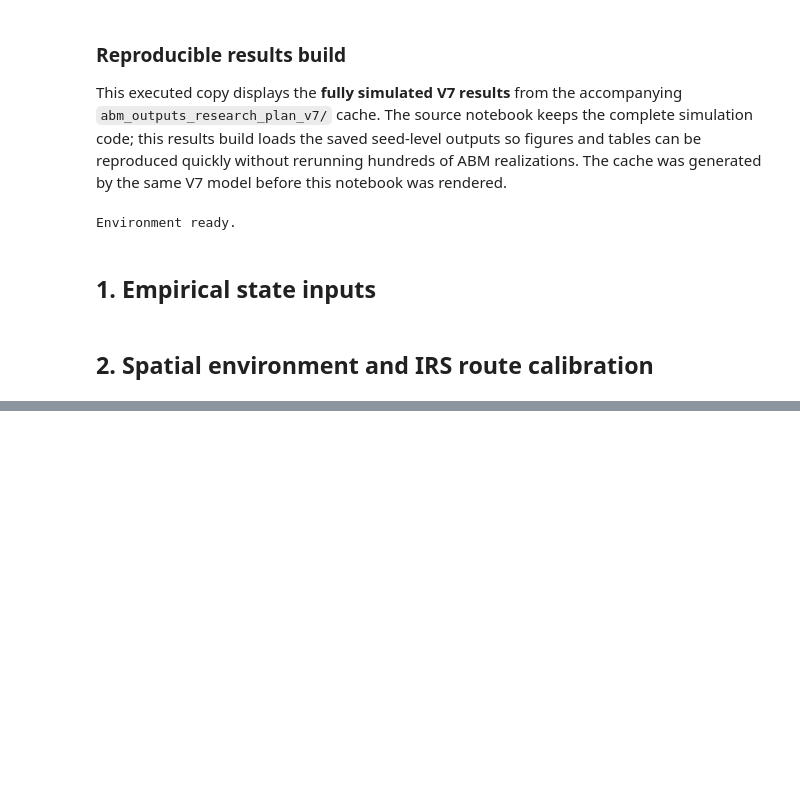
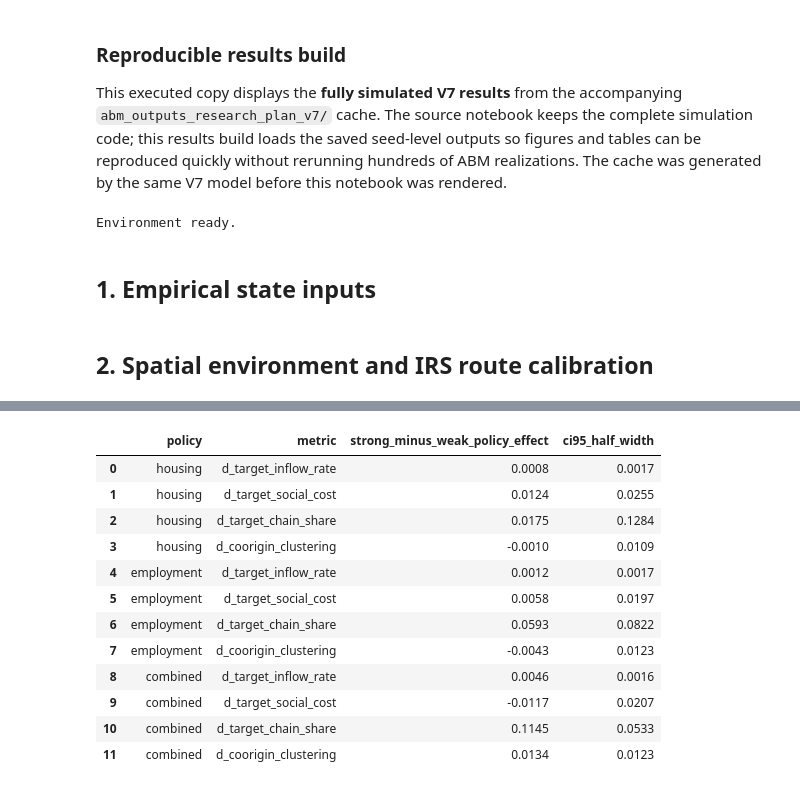
Before and after one commit to Jeremy-Xujia-Chen/CITS4403-GROUP-PROJECT, a Jupyter notebook: 0914-1_v8.ipynb, the cells around one changed output, grey strips where cells are left out. Cells and saved outputs as stored; diff of their text form; code cells hidden in the pictures; blank space fills up the shorter version.

```diff
--- a/0914-1_v8.ipynb
+++ b/0914-1_v8.ipynb
@@ -310,0 +315,18 @@ for s in STATE_CODES:
+# %%
+policy_effects = pd.read_csv(RESULT_CACHE / "paired_policy_effects.csv")
+interaction_modification = pd.read_csv(RESULT_CACHE / "interaction_modification.csv")
+display(interaction_modification.round(4))
+# %% [output]
+|  | policy | metric | strong_minus_weak_policy_effect | ci95_half_width |
+| 0 | housing | d_target_inflow_rate | 0.0008 | 0.0017 |
+| 1 | housing | d_target_social_cost | 0.0124 | 0.0255 |
+| 2 | housing | d_target_chain_share | 0.0175 | 0.1284 |
+| 3 | housing | d_coorigin_clustering | -0.0010 | 0.0109 |
+| 4 | employment | d_target_inflow_rate | 0.0012 | 0.0017 |
+| 5 | employment | d_target_social_cost | 0.0058 | 0.0197 |
+| 6 | employment | d_target_chain_share | 0.0593 | 0.0822 |
+| 7 | employment | d_coorigin_clustering | -0.0043 | 0.0123 |
+| 8 | combined | d_target_inflow_rate | 0.0046 | 0.0016 |
+| 9 | combined | d_target_social_cost | -0.0117 | 0.0207 |
+| 10 | combined | d_target_chain_share | 0.1145 | 0.0533 |
+| 11 | combined | d_coorigin_clustering | 0.0134 | 0.0123 |
```
Also changed, not shown: parts of 5 cells of this notebook.
